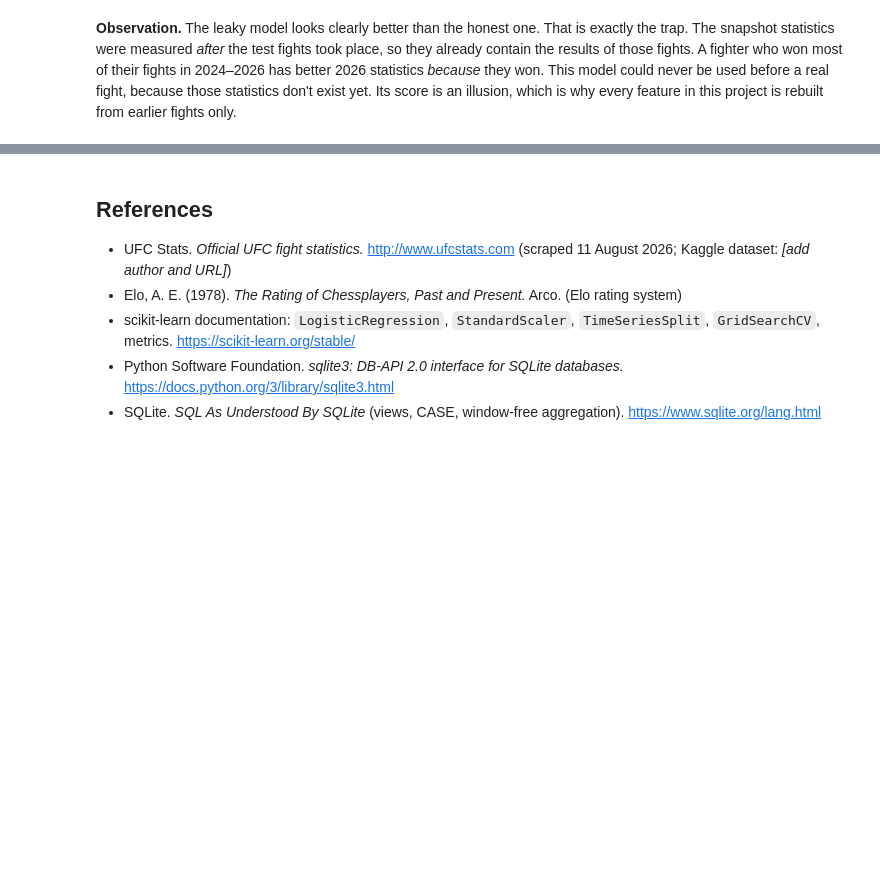
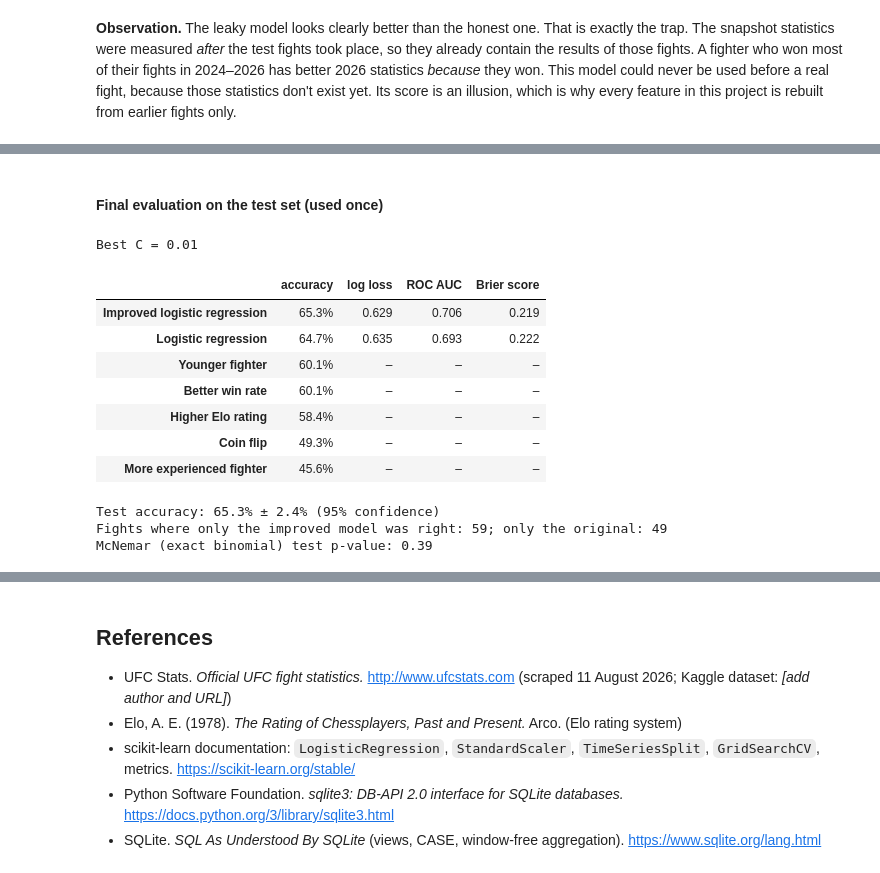
Before and after one commit to S5in/Data-Science-and-Machine-Learning, a Jupyter notebook: 02-ufc-fight-prediction/ufc_fights.ipynb, the cells around one changed output, grey strips where cells are left out. Drawn from its saved outputs; the diff is of its cells as text; code cells hidden in the pictures; blank space fills up the shorter version.

Commit message:
UFC: improved Elo and form features, model comparison, confidence analysis

```diff
--- a/02-ufc-fight-prediction/ufc_fights.ipynb
+++ b/02-ufc-fight-prediction/ufc_fights.ipynb
@@ -1444,0 +1451,21 @@ Honest model (pre-fight features): accuracy 64.7%, ROC AUC 0.693
+# %%
+def cv_score(X, y, make_model, n_splits=5):
+    """Average accuracy and log loss over time-series CV folds of the training data."""
+    accuracies, losses = [], []
+    for fit_idx, val_idx in TimeSeriesSplit(n_splits=n_splits).split(X):
+        model = make_model()
+        model.fit(X.iloc[fit_idx], y.iloc[fit_idx])
+        prob = model.predict_proba(X.iloc[val_idx])[:, 1]
+        accuracies.append(accuracy_score(y.iloc[val_idx], prob >= 0.5))
+        losses.append(log_loss(y.iloc[val_idx], prob))
+    return np.mean(accuracies), np.mean(losses)
+
+
+def logistic(C=0.01):
+    return make_pipeline(StandardScaler(), LogisticRegression(C=C, max_iter=3000))
+
+
+is_train = (model_data["event_date"] < TEST_START).to_numpy()
+y_all = model_data["a_won"]
+experiments = {}
+experiments["Current model (Section 9.5)"] = cv_score(model_data.loc[is_train, MODEL_COLUMNS], y_train, logistic)
@@ -1444,0 +1541,4 @@ Honest model (pre-fight features): accuracy 64.7%, ROC AUC 0.693
+# %%
+ELO_V2_SETTINGS = dict(k=200, finish_mult=1.25, close_mult=0.5, decay=0.4)
+elo_v2_before = pre_fight_elo_v2(fights_m, **ELO_V2_SETTINGS)
+features["elo_v2"] = [elo_v2_before[(f, a)] for f, a in zip(features["fight_id"], features["fighter_id"])]
@@ -1444,0 +1653,46 @@ Honest model (pre-fight features): accuracy 64.7%, ROC AUC 0.693
+# %% [markdown]
+#### Final evaluation on the test set (used once)
+# %%
+FINAL_FEATURES = CANDIDATES["Better Elo + form3, career_years, layoff_long"]
+X_final = design_matrix(FINAL_FEATURES)
+X_final_train, X_final_test = X_final[is_train], X_final[~is_train]
+
+final_search = GridSearchCV(logistic(), {"logisticregression__C": [0.001, 0.003, 0.01, 0.03, 0.1, 1]},
+                            cv=TimeSeriesSplit(n_splits=5), scoring="neg_log_loss")
+final_search.fit(X_final_train, y_train)
+final_model = final_search.best_estimator_
+print(f"Best C = {final_search.best_params_['logisticregression__C']}")
+
+prob_final = final_model.predict_proba(X_final_test)[:, 1]
+evaluate("Improved logistic regression", y_test, prob_a=prob_final)
+
+final_table = pd.DataFrame(RESULTS).T.sort_values("accuracy", ascending=False)
+final_table.style.format({"accuracy": "{:.1%}", "log loss": "{:.3f}", "ROC AUC": "{:.3f}",
+                          "Brier score": "{:.3f}"}, na_rep="–")
+# %% [output]
+Best C = 0.01
+|  | accuracy | log loss | ROC AUC | Brier score |
+| Improved logistic regression | 65.3% | 0.629 | 0.706 | 0.219 |
+| Logistic regression | 64.7% | 0.635 | 0.693 | 0.222 |
+| Younger fighter | 60.1% | – | – | – |
+| Better win rate | 60.1% | – | – | – |
+| Higher Elo rating | 58.4% | – | – | – |
+| Coin flip | 49.3% | – | – | – |
+| More experienced fighter | 45.6% | – | – | – |
+# %%
+from scipy.stats import binomtest
+
+old_right = (prob_test >= 0.5) == y_test.to_numpy()
+new_right = (prob_final >= 0.5) == y_test.to_numpy()
+only_new, only_old = int((new_right & ~old_right).sum()), int((old_right & ~new_right).sum())
+p_value = binomtest(only_new, only_new + only_old, 0.5).pvalue
+accuracy = RESULTS["Improved logistic regression"]["accuracy"]
+margin = 1.96 * np.sqrt(accuracy * (1 - accuracy) / len(y_test))
+
+print(f"Test accuracy: {accuracy:.1%} ± {margin:.1%} (95% confidence)")
+print(f"Fights where only the improved model was right: {only_new}; only the original: {only_old}")
+print(f"McNemar (exact binomial) test p-value: {p_value:.2f}")
+# %% [output]
+Test accuracy: 65.3% ± 2.4% (95% confidence)
+Fights where only the improved model was right: 59; only the original: 49
+McNemar (exact binomial) test p-value: 0.39
```
Also changed, not shown: parts of 15 cells of this notebook, 3 other files.
